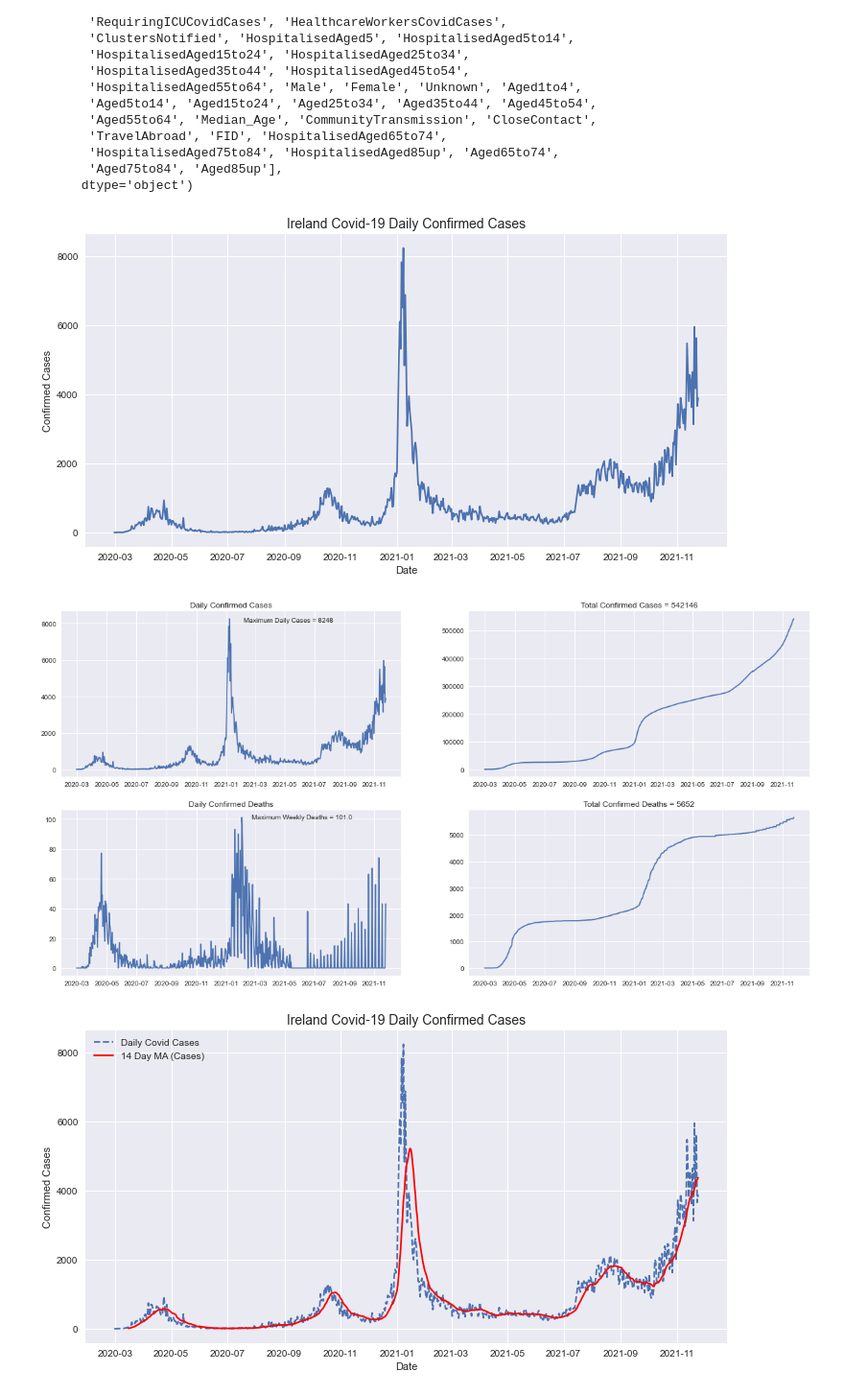
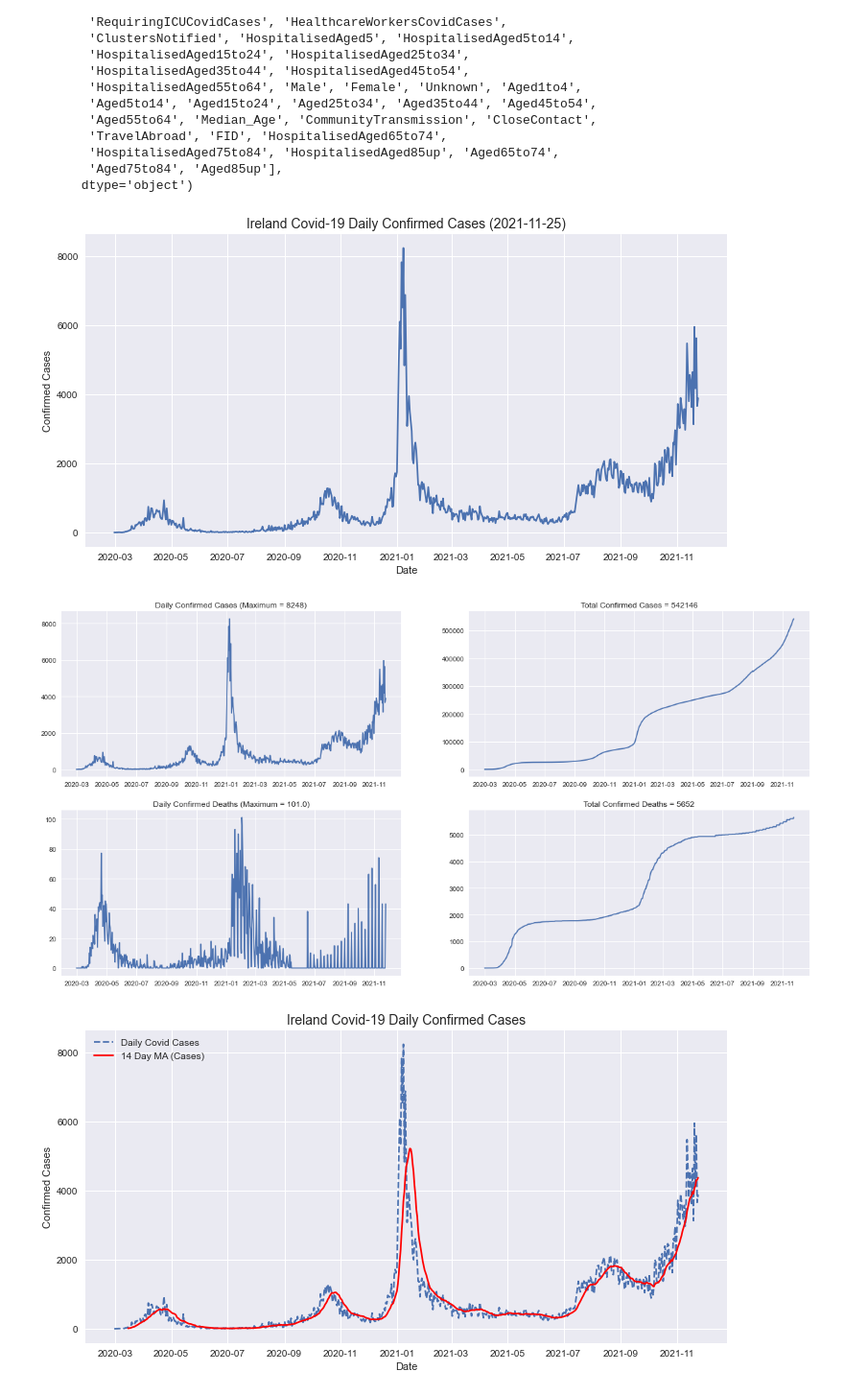
Before and after one commit to Sam-Tracey/Fundamentals-of-Data-Analysis, a Jupyter notebook: pyplot.ipynb, the cells around one changed output. Shown at 96% size. Drawn from its saved outputs; the diff is of its cells as text; code cells hidden in the pictures.

Commit message:
Tidied up text and titles in line plots

```diff
--- a/pyplot.ipynb
+++ b/pyplot.ipynb
@@ -132,39 +132,33 @@ Index(['Y', 'Date', 'ConfirmedCovidCases', 'TotalConfirmedCovidCases',
 # Basic Time Series of Covid Cases from March 2020 to Present Date
 fig, ax = plt.subplots()
 ax.plot(df['Date'], df['ConfirmedCovidCases'])
-ax.set_title('Ireland Covid-19 Daily Confirmed Cases', fontsize=14)
+ax.set_title(f'Ireland Covid-19 Daily Confirmed Cases ({now.date()})', fontsize=14)
 ax.set_xlabel('Date')
 ax.set_ylabel('Confirmed Cases')
 
 plt.show()
 # %% [output]
-[figure, old version]
+[figure, new version]
 # %%
 # Define variables to be used in chart text.
 max_cases = df['ConfirmedCovidCases'].max()
 confirmed_cases =  df['TotalConfirmedCovidCases'].max()
 max_deaths = df['ConfirmedCovidDeaths'].max()
 confirmed_deaths = df['TotalCovidDeaths'].max()
 
 fig, axs = plt.subplots(2, 2, figsize=(20,10))
 axs[0, 0].plot(df['Date'], df['ConfirmedCovidCases'])
-axs[0, 0].title.set_text('Daily Confirmed Cases')
-axs[0,0].text(0.4, 1.53, 'Maximum Daily Cases = {}'.format(max_cases),
-              horizontalalignment='center', verticalalignment='center',
-              transform=ax.transAxes)
+axs[0, 0].title.set_text(f'Daily Confirmed Cases (Maximum = {max_cases})')
 axs[0, 1].plot(df['Date'], df['TotalConfirmedCovidCases'])
-axs[0, 1].title.set_text('Total Confirmed Cases = {}'.format(confirmed_cases))
+axs[0, 1].title.set_text(f'Total Confirmed Cases = {confirmed_cases}')
 axs[1, 0].plot(df['Date'], df['ConfirmedCovidDeaths'])
-axs[1, 0].text(0.43, 0.63, 'Maximum Weekly Deaths = {}'.format(max_deaths),
-               horizontalalignment='center', verticalalignment='center',
-               transform=ax.transAxes)
-axs[1, 0].title.set_text('Daily Confirmed Deaths')
+axs[1, 0].title.set_text(f'Daily Confirmed Deaths (Maximum = {max_deaths})')
 axs[1, 1].plot(df['Date'], df['TotalCovidDeaths'])
-axs[1, 1].title.set_text('Total Confirmed Deaths = {}'.format(confirmed_deaths))
+axs[1, 1].title.set_text(f'Total Confirmed Deaths = {confirmed_deaths}')
 
 plt.show()
 # %% [output]
-[figure, old version]
+[figure, new version]
 # %%
 # Create a 14 day moving average column for covid cases.
 df['ma_14_cases'] = pd.Series.rolling(df['ConfirmedCovidCases'], window=14).mean()
```
Also changed, not shown: 2 other files.
